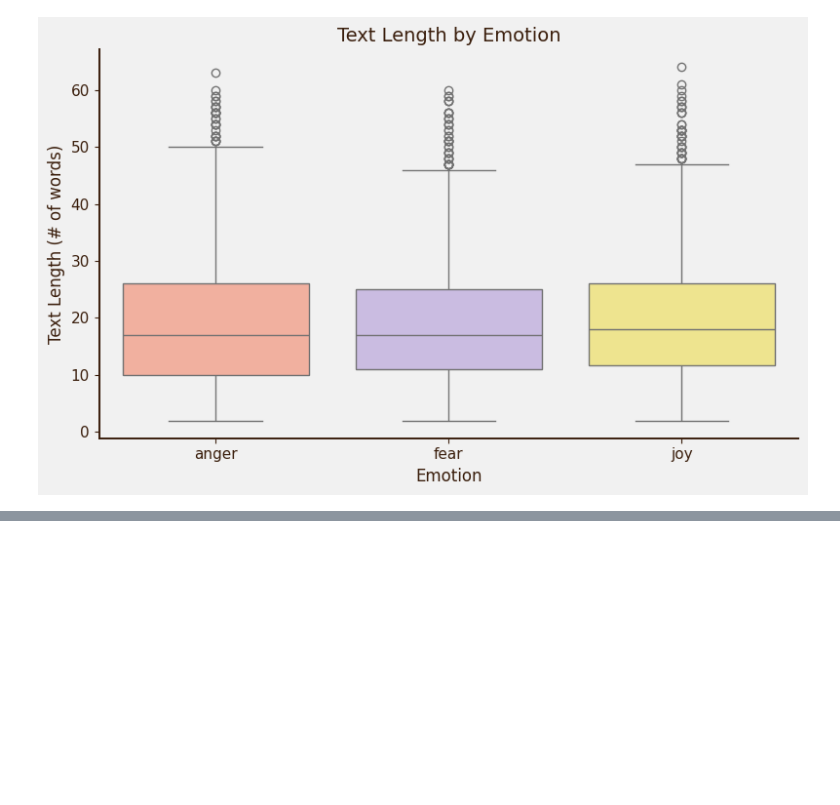
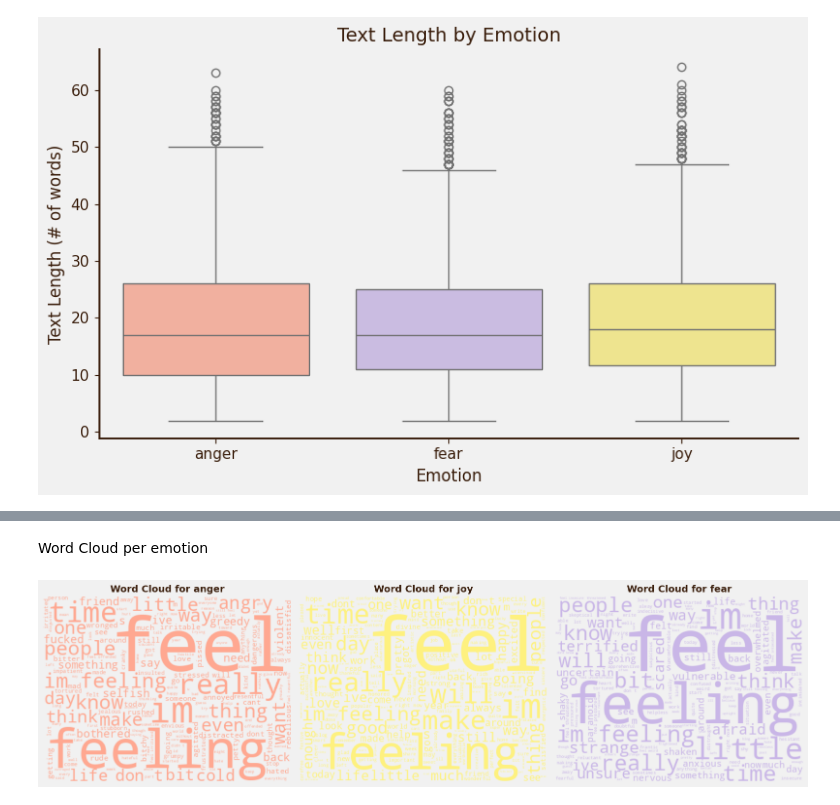
Before and after one commit to ozense1/emotion_classify, a Jupyter notebook: 0_preprocessing_eda.ipynb, the cells around one changed output, grey strips where cells are left out. Cells and saved outputs as stored; diff of their text form; code cells hidden in the pictures; blank space fills up the shorter version.

```diff
--- a/0_preprocessing_eda.ipynb
+++ b/0_preprocessing_eda.ipynb
@@ -662,0 +769,31 @@ plt.show()
+# %% [markdown]
+Word Cloud per emotion
+# %%
+plt.style.use("default")
+emotions = list(emotion_color_map.keys())
+
+fig, axes = plt.subplots(1, len(emotions), figsize=(16, 6))
+fig.patch.set_facecolor(emotions_palette["light_grey"])
+
+for ax, emotion in zip(axes, emotions):
+    text = " ".join(df[df['Emotion'] == emotion]['Comment'].astype(str).values)
+
+    wordcloud = WordCloud(
+        width=400,
+        height=300,
+        background_color=emotions_palette["light_grey"],
+        colormap=None,
+        color_func=lambda *args, **kwargs: emotion_color_map[emotion],
+        contour_color=emotions_palette["dark_grey_brown"],
+        contour_width=1.5,
+        random_state=42
+    ).generate(text)
+
+    ax.imshow(wordcloud, interpolation='bilinear')
+    ax.axis('off')
+    ax.set_title(f'Word Cloud for {emotion}', fontsize=14, color=emotions_palette["dark_grey_brown"], fontweight="bold")
+
+plt.tight_layout()
+plt.show()
+# %% [output]
+[figure, added]
```
Also changed, not shown: parts of 5 cells of this notebook.
